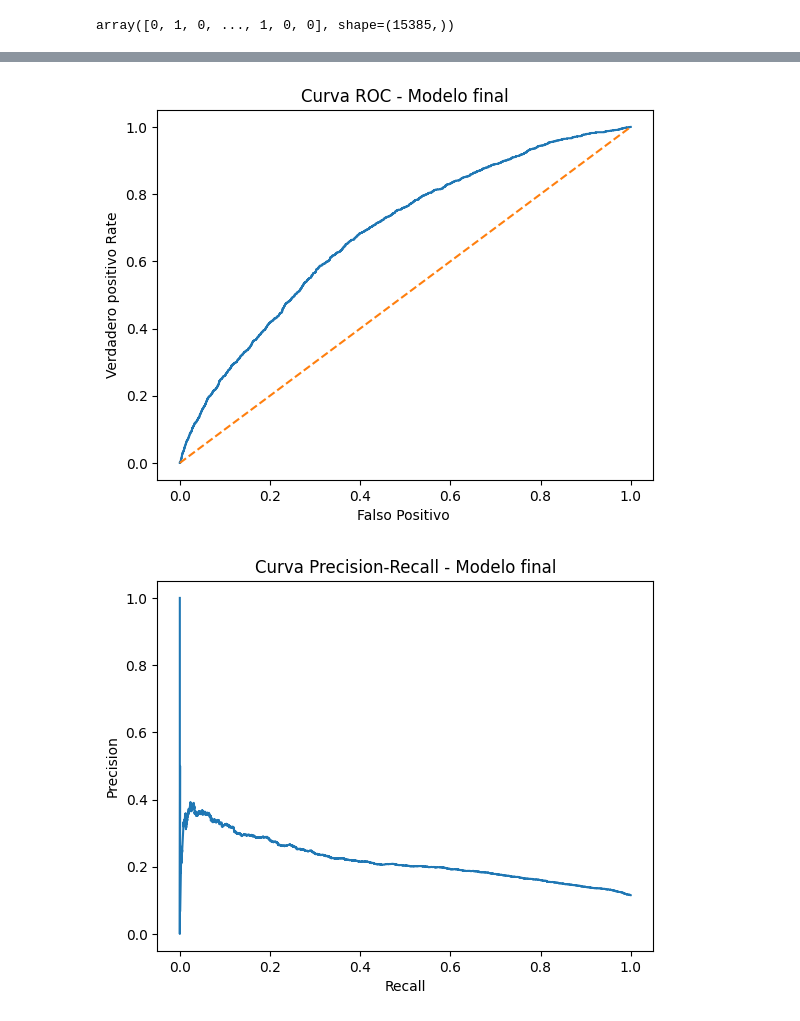
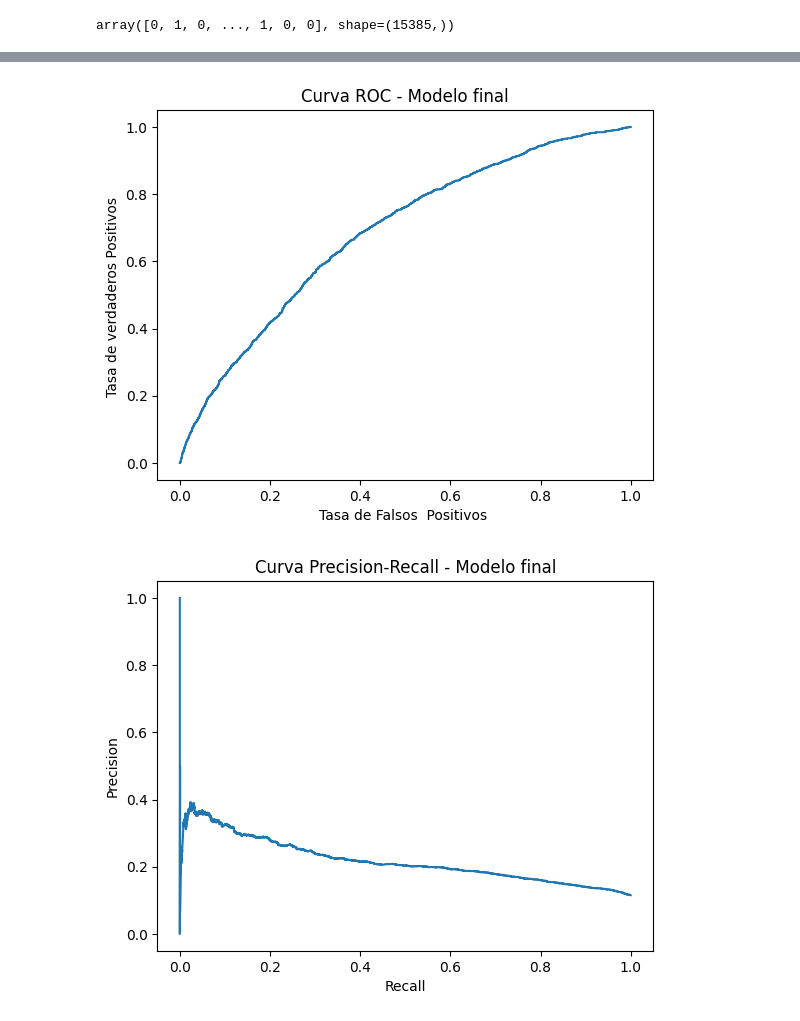
Before and after one commit to NaiaArroyo/RETO-5-NARANJA, a Jupyter notebook: regresion_logistica.ipynb, the cells around one changed output, grey strips where cells are left out. Saved outputs shown, nothing was run; the diff lists cells and outputs as text; code cells hidden in the pictures.

Commit message:
cambios finales en el modelo

```diff
--- a/regresion_logistica.ipynb
+++ b/regresion_logistica.ipynb
@@ -891,19 +823,21 @@ Matriz de confusión:
 [[10097  3511]
  [  882   895]]
 # %%
+#visualizamos la curva ROC del modelo final para poder observar su capacidad de diferenciar entre clientes con impago y sin impago con distintos umbrales
+
+
+
 fpr_final, tpr_final, _ = roc_curve(
     y_test,
     prob_impago_test
 )
 
 plt.plot(fpr_final, tpr_final)
-plt.plot([0, 1], [0, 1], linestyle="--")
-
-plt.xlabel("Falso Positivo ")
-plt.ylabel("Verdadero positivo Rate")
+plt.xlabel("Tasa de Falsos  Positivos ")
+plt.ylabel("Tasa de verdaderos Positivos ")
 plt.title("Curva ROC - Modelo final")
 
 plt.show()
 # %% [output]
-[figure, old version]
+[figure, new version]
 # %%
```
Also changed, not shown: parts of 59 cells of this notebook, 7 other files.
